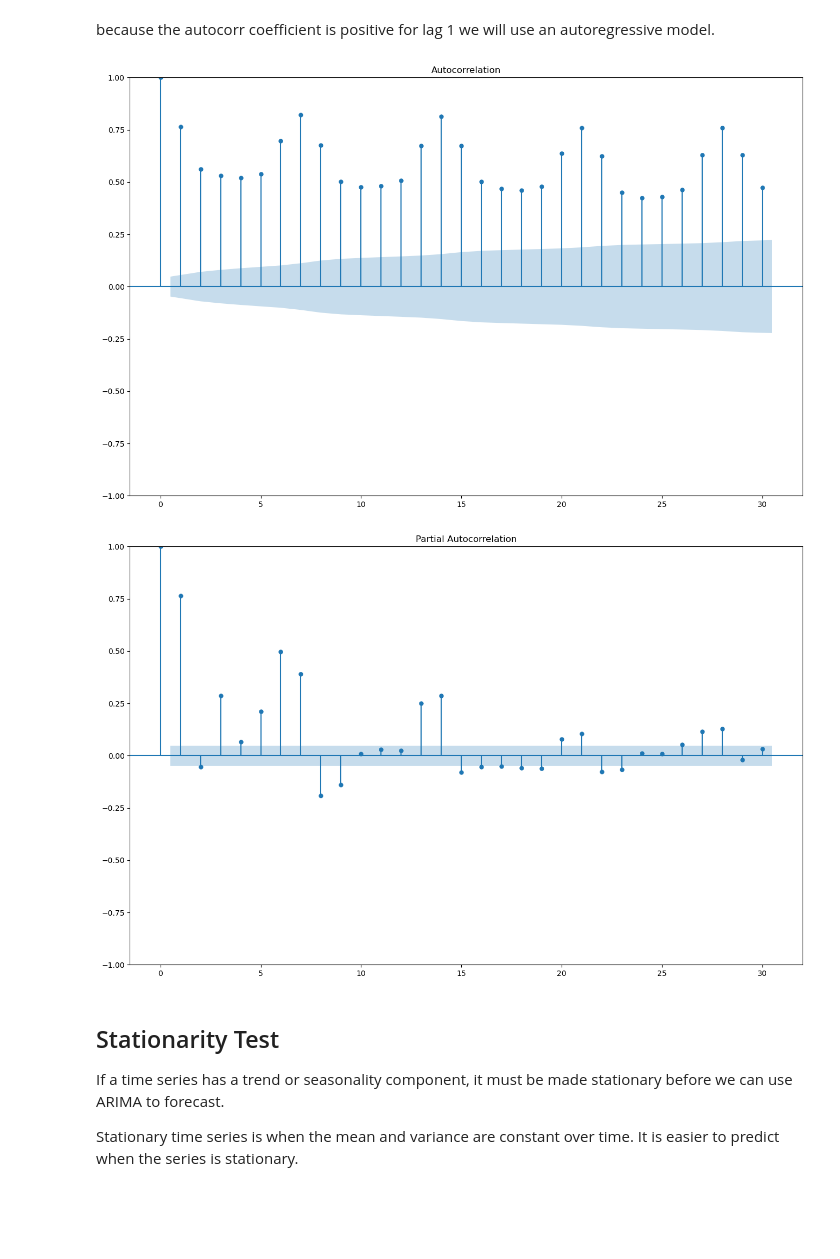
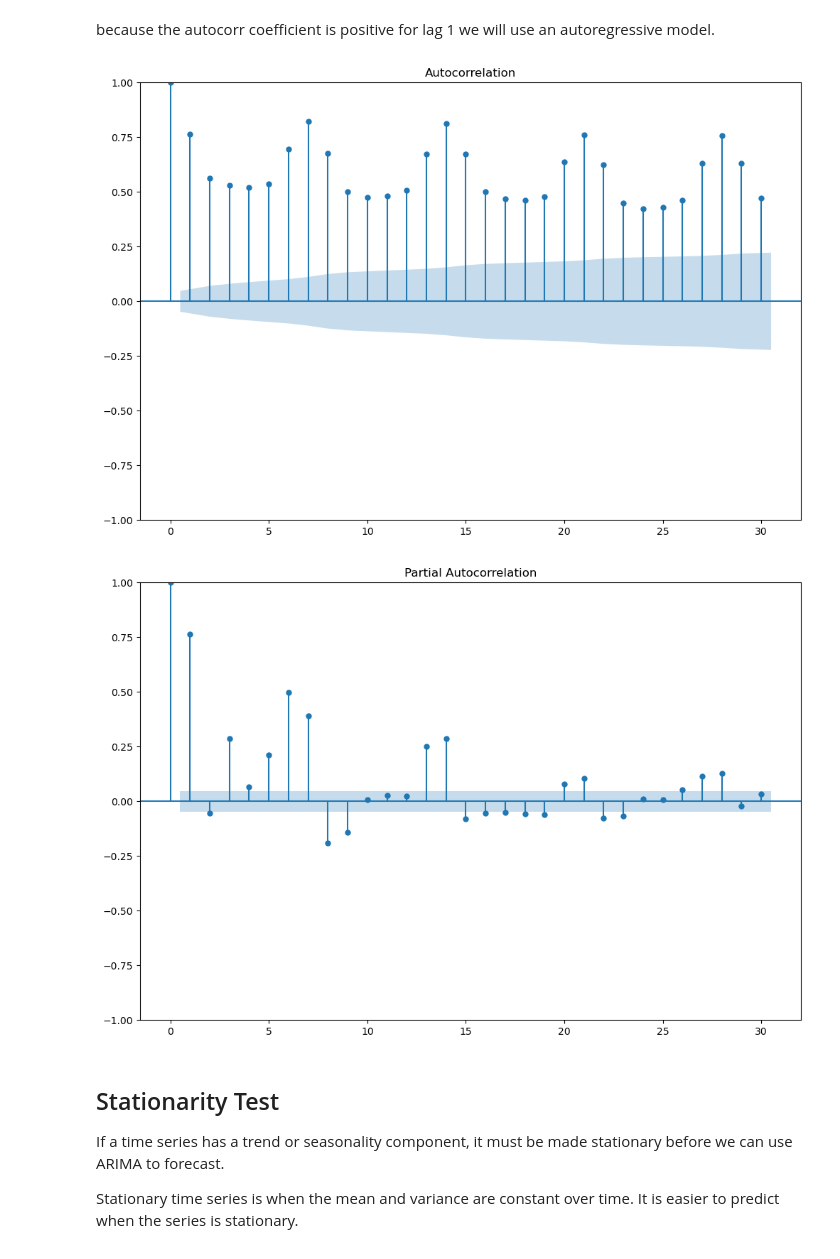
Before and after one commit to ds-ibex/kaggle-store-sales, a Jupyter notebook: notebooks/2.2-gr-arima.ipynb, the cells around one changed output. Saved outputs shown, nothing was run; the diff lists cells and outputs as text; code cells hidden in the pictures; blank space fills up the shorter version.

```diff
--- a/notebooks/2.2-gr-arima.ipynb
+++ b/notebooks/2.2-gr-arima.ipynb
@@ -88,14 +85,15 @@ Autocorrelation at a lag of 1: 0.7669
 # %% [markdown]
 because the autocorr coefficient is positive for lag 1 we will use an autoregressive model.
 # %%
+my_plot_size = (12, 8)
 # plot acf and pcf
-fig, ax = plt.subplots(figsize=(16, 10))
+fig, ax = plt.subplots(figsize=my_plot_size)
 acf = plot_acf(sales_series, lags=30, ax=ax)
-fig, ax = plt.subplots(figsize=(16, 10))
+fig, ax = plt.subplots(figsize=my_plot_size)
 pacf = plot_pacf(sales_series, lags=30, method='ywm', ax=ax)   # added method to get rid of a future warning
 # %% [output]
-[figure, old version]
+[figure, new version]
-[figure, old version]
+[figure, new version]
 # %% [markdown]
 ## Stationarity Test
 
```
Also changed, not shown: parts of 30 cells of this notebook, 5 other files.
